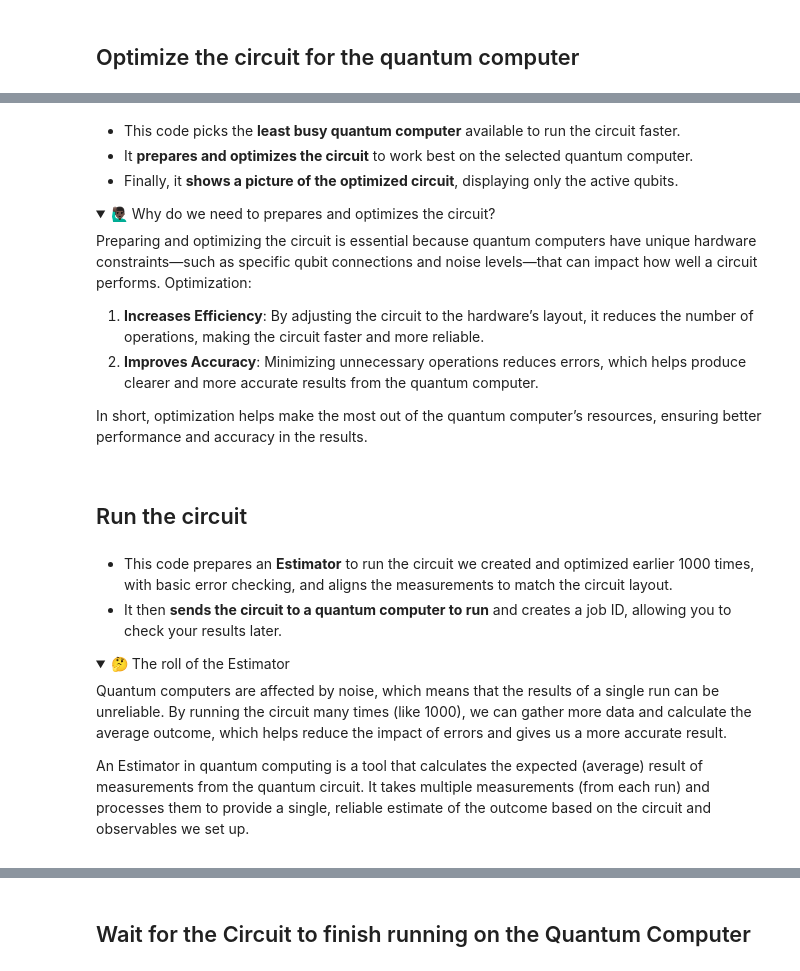
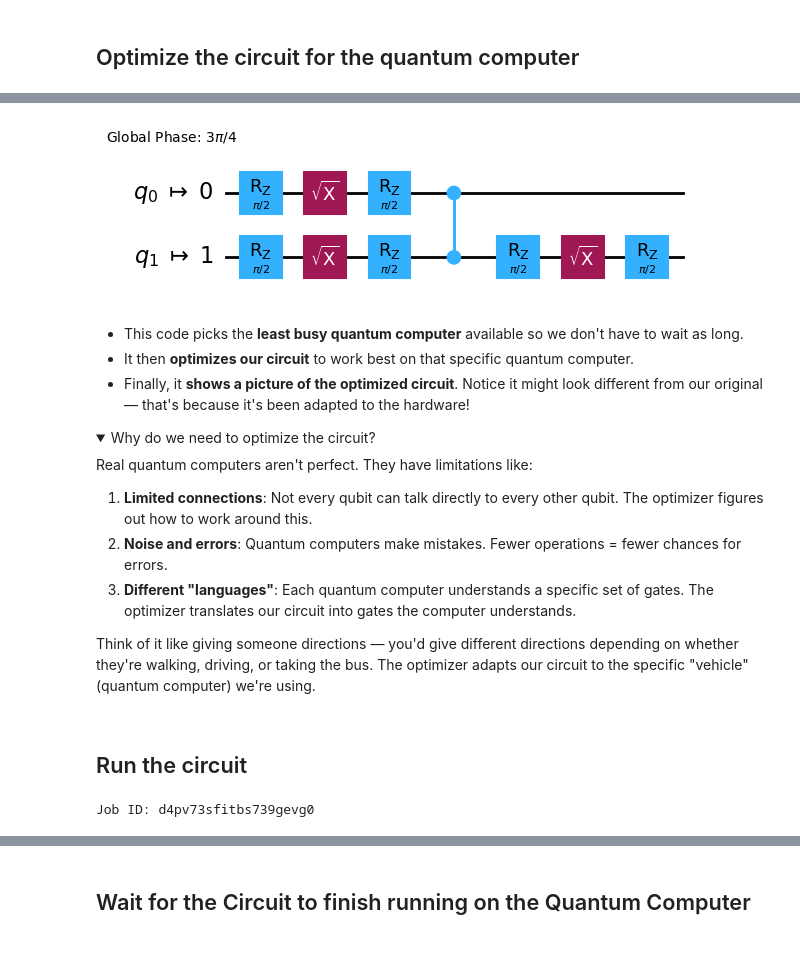
Before and after one commit to GraderThan/HelloQuantumWorld, a Jupyter notebook: quantum_notebook.ipynb, the cells around one changed output, grey strips where cells are left out. Cells and saved outputs as stored; diff of their text form; code cells hidden in the pictures; folded sections open.

```diff
--- a/quantum_notebook.ipynb
+++ b/quantum_notebook.ipynb
@@ -105,9 +134,8 @@ relationships, helping us understand the results of our quantum calculations.
 # %% [markdown]
 ## Optimize the circuit for the quantum computer
 # %%
-from qiskit_ibm_runtime import QiskitRuntimeService
-
 # Select the least busy available quantum computer (not a simulator)
+service = QiskitRuntimeService()
 backend = service.least_busy(simulator=False, operational=True)
 
 # Optimize the circuit for the selected quantum computer
@@ -116,3 +144,4 @@ isa_circuit = pm.run(qc)
 
 # Display a visual of the optimized circuit, showing only active qubits
 isa_circuit.draw('mpl', idle_wires=False)
+# %% [output]
@@ -119,29 +151,27 @@ isa_circuit.draw('mpl', idle_wires=False)
+[figure, added]
-# %% [markdown]
-- This code picks the **least busy quantum computer** available to run the
-  circuit faster.
-- It **prepares and optimizes the circuit** to work best on the selected quantum
-  computer.
-- Finally, it **shows a picture of the optimized circuit**, displaying only the
-  active qubits.
-
-<details>
-  <summary>🙋🏿‍♂️ Why do we need to prepares and optimizes the circuit?</summary>
-
-Preparing and optimizing the circuit is essential because quantum computers have unique hardware constraints—such as specific qubit connections and noise levels—that can impact how well a circuit performs. Optimization:
-
-1. **Increases Efficiency**: By adjusting the circuit to the hardware’s layout, it reduces the number of operations, making the circuit faster and more reliable.
-2. **Improves Accuracy**: Minimizing unnecessary operations reduces errors, which helps produce clearer and more accurate results from the quantum computer.
-
-In short, optimization helps make the most out of the quantum computer’s resources, ensuring better performance and accuracy in the results.
-
-</details>
+# %% [markdown]
+- This code picks the **least busy quantum computer** available so we don't have to wait as long.
+- It then **optimizes our circuit** to work best on that specific quantum computer.
+- Finally, it **shows a picture of the optimized circuit**. Notice it might look different from our original — that's because it's been adapted to the hardware!
+
+<details>
+  <summary>Why do we need to optimize the circuit?</summary>
+
+Real quantum computers aren't perfect. They have limitations like:
+
+1. **Limited connections**: Not every qubit can talk directly to every other qubit. The optimizer figures out how to work around this.
+2. **Noise and errors**: Quantum computers make mistakes. Fewer operations = fewer chances for errors.
+3. **Different "languages"**: Each quantum computer understands a specific set of gates. The optimizer translates our circuit into gates the computer understands.
+
+Think of it like giving someone directions — you'd give different directions depending on whether they're walking, driving, or taking the bus. The optimizer adapts our circuit to the specific "vehicle" (quantum computer) we're using.
+</details>
 # %% [markdown]
 ## Run the circuit
 # %%
 # Set up the Estimator to run the circuit with our settings
 estimator = Estimator(mode=backend)
-estimator.options.resilience_level = 1
-estimator.options.default_shots = 1000
+estimator.options.resilience_level = 1  # type: ignore
+estimator.options.default_shots = 1000  # type: ignore
 
 # Adjust each measurement to match the layout of our circuit
 mapped_observables = [
@@ -153,21 +183,5 @@ job = estimator.run([(isa_circuit, mapped_observables)])
 
 # Print a job ID so we can check the results later
 print(f"Job ID: {job.job_id()}")
+# %% [output]
+Job ID: d4pv73sfitbs739gevg0
-# %% [markdown]
-- This code prepares an **Estimator** to run the circuit we created and optimized earlier 1000 times, with basic error checking, and aligns the measurements to match the circuit layout.
-- It then **sends the circuit to a quantum computer to run** and creates a job ID, allowing you to check your results later.
-
-<details>
-  <summary>🤔 The roll of the Estimator</summary>
-
-Quantum computers are affected by noise, which means that the results of a
-single run can be unreliable. By running the circuit many times (like 1000), we
-can gather more data and calculate the average outcome, which helps reduce the
-impact of errors and gives us a more accurate result.
-
-An Estimator in quantum computing is a tool that calculates the expected
-(average) result of measurements from the quantum circuit. It takes multiple
-measurements (from each run) and processes them to provide a single, reliable
-estimate of the outcome based on the circuit and observables we set up.
-
-</details>
```
Also changed, not shown: parts of 15 cells of this notebook, 4 other files.
